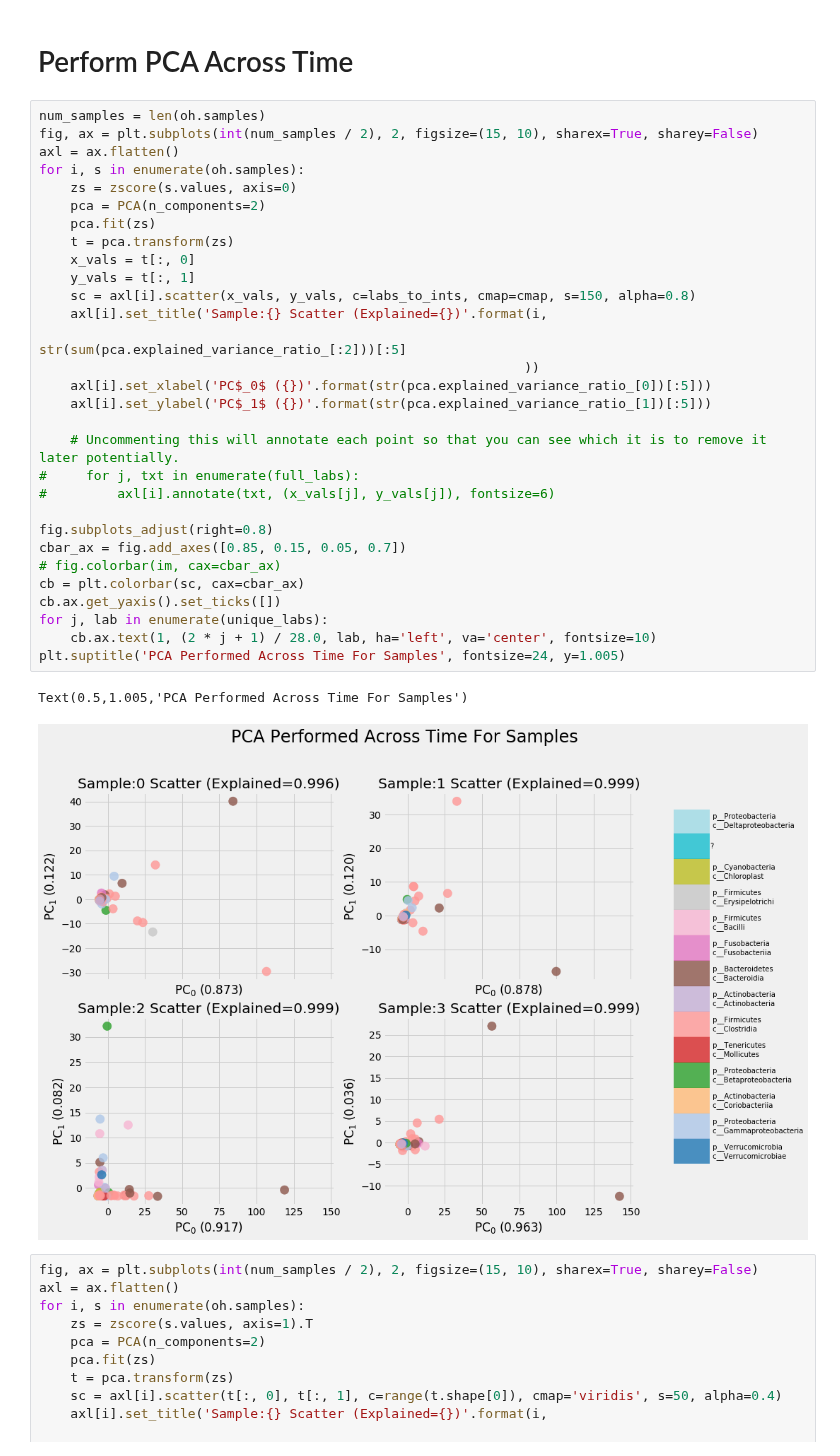
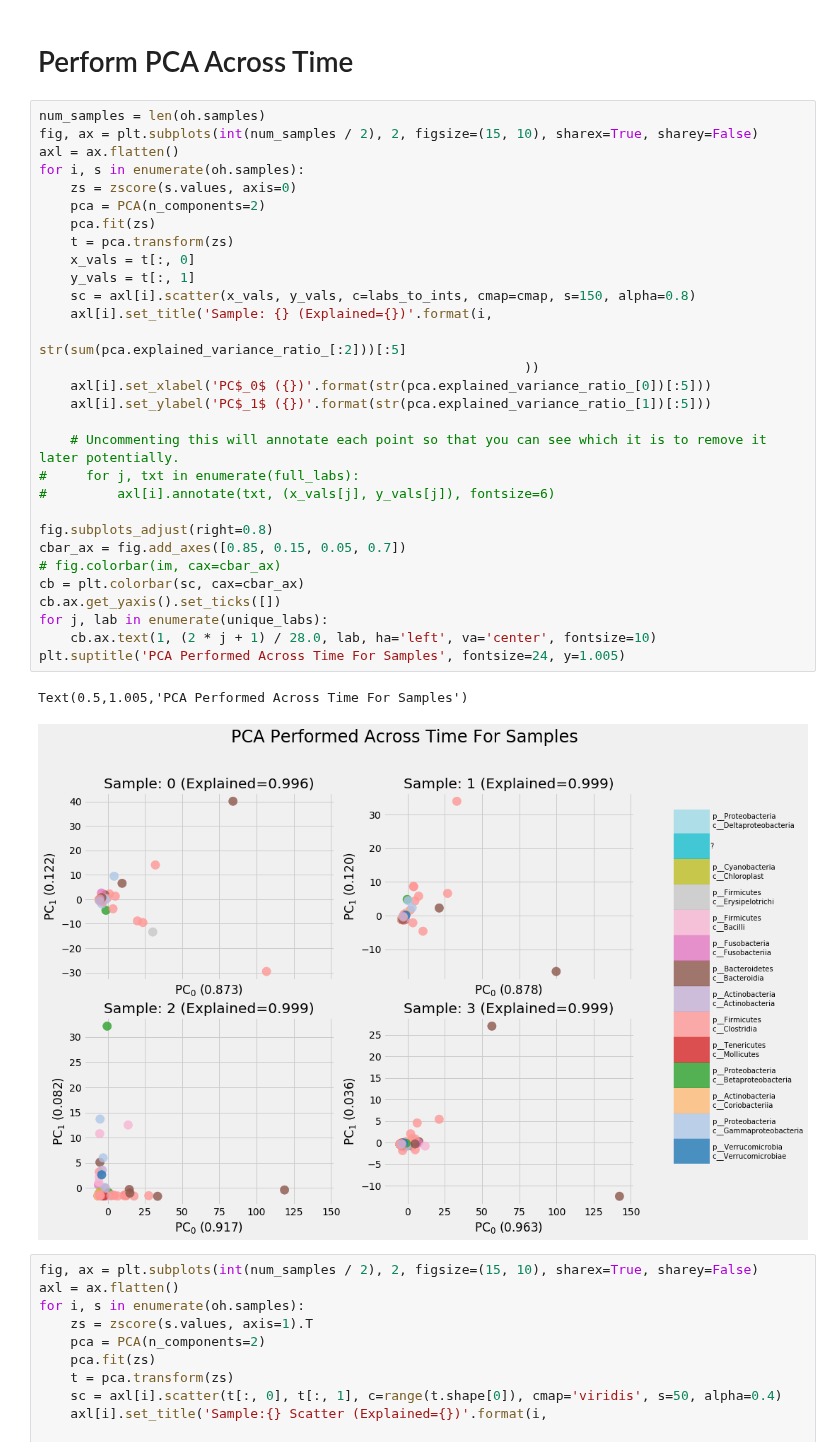
Before and after one commit to michaelwiest/microbiome-rnn, a Jupyter notebook: notebooks/Input PCA.ipynb, the cells around one changed output. Cells and saved outputs as stored; diff of their text form.

```diff
--- a/notebooks/Input PCA.ipynb
+++ b/notebooks/Input PCA.ipynb
@@ -64,35 +64,35 @@ colors_to_plot = [color_lookup[l] for l in labs]
 num_samples = len(oh.samples)
 fig, ax = plt.subplots(int(num_samples / 2), 2, figsize=(15, 10), sharex=True, sharey=False)
 axl = ax.flatten()
 for i, s in enumerate(oh.samples):
     zs = zscore(s.values, axis=0)
     pca = PCA(n_components=2)
     pca.fit(zs)
     t = pca.transform(zs)
     x_vals = t[:, 0]
     y_vals = t[:, 1]
     sc = axl[i].scatter(x_vals, y_vals, c=labs_to_ints, cmap=cmap, s=150, alpha=0.8)
-    axl[i].set_title('Sample:{} Scatter (Explained={})'.format(i,
+    axl[i].set_title('Sample: {} (Explained={})'.format(i,
                                                                str(sum(pca.explained_variance_ratio_[:2]))[:5]
                                                               ))
     axl[i].set_xlabel('PC$_0$ ({})'.format(str(pca.explained_variance_ratio_[0])[:5]))
     axl[i].set_ylabel('PC$_1$ ({})'.format(str(pca.explained_variance_ratio_[1])[:5]))
 
     # Uncommenting this will annotate each point so that you can see which it is to remove it later potentially.
 #     for j, txt in enumerate(full_labs):
 #         axl[i].annotate(txt, (x_vals[j], y_vals[j]), fontsize=6)
 
 fig.subplots_adjust(right=0.8)
 cbar_ax = fig.add_axes([0.85, 0.15, 0.05, 0.7])
 # fig.colorbar(im, cax=cbar_ax)
 cb = plt.colorbar(sc, cax=cbar_ax)
 cb.ax.get_yaxis().set_ticks([])
 for j, lab in enumerate(unique_labs):
     cb.ax.text(1, (2 * j + 1) / 28.0, lab, ha='left', va='center', fontsize=10)
 plt.suptitle('PCA Performed Across Time For Samples', fontsize=24, y=1.005)
 # %% [output]
 Text(0.5,1.005,'PCA Performed Across Time For Samples')
-[figure, old version]
+[figure, new version]
 # %%
 fig, ax = plt.subplots(int(num_samples / 2), 2, figsize=(15, 10), sharex=True, sharey=False)
 axl = ax.flatten()
```
